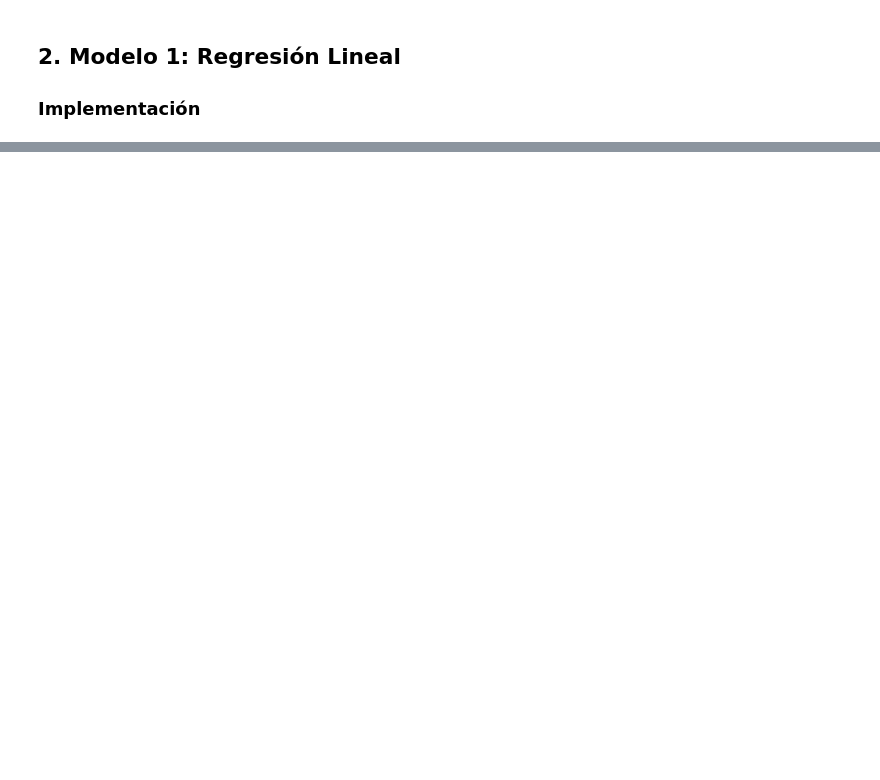
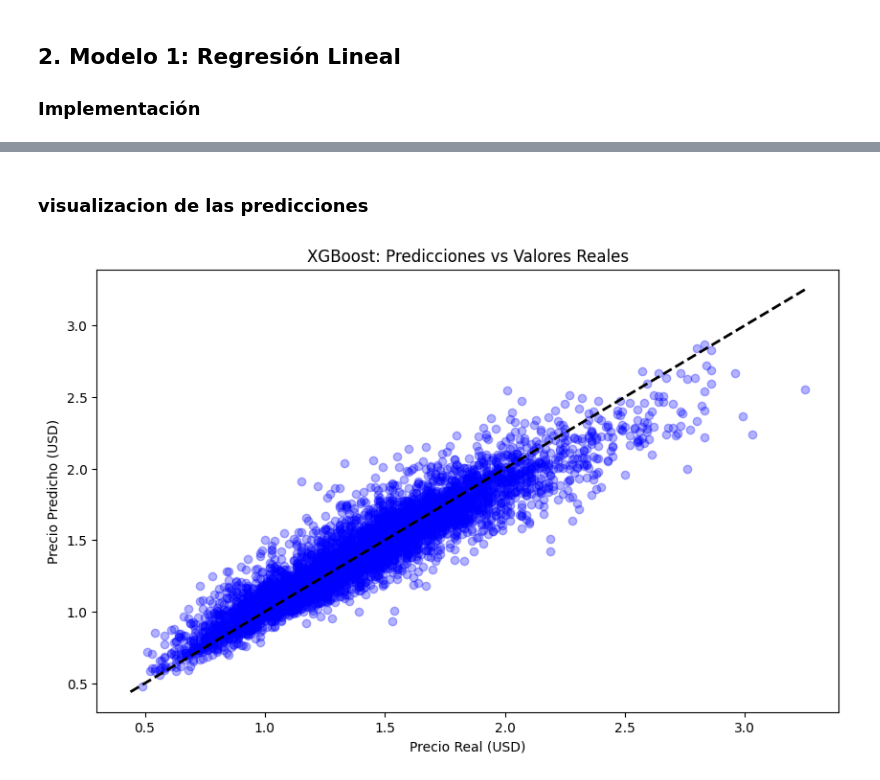
Before and after one commit to svenramirez/proyectoCD2, a Jupyter notebook: notebooks/3_modelos_predictivos.ipynb, the cells around one changed output, grey strips where cells are left out. Saved outputs shown, nothing was run; the diff lists cells and outputs as text; code cells hidden in the pictures; blank space fills up the shorter version.

```diff
--- a/notebooks/3_modelos_predictivos.ipynb
+++ b/notebooks/3_modelos_predictivos.ipynb
@@ -84,0 +158,12 @@ F1-Score: 0.8202
+# %% [markdown]
+### visualizacion de las predicciones
+# %%
+plt.figure(figsize=(10, 6))
+plt.scatter(y_test, y_pred_xgb, alpha=0.3, color='blue')
+plt.plot([y.min(), y.max()], [y.min(), y.max()], 'k--', lw=2)
+plt.xlabel('Precio Real (USD)')
+plt.ylabel('Precio Predicho (USD)')
+plt.title('XGBoost: Predicciones vs Valores Reales')
+plt.show()
+# %% [output]
+[figure, added]
```
Also changed, not shown: parts of 10 cells of this notebook.
